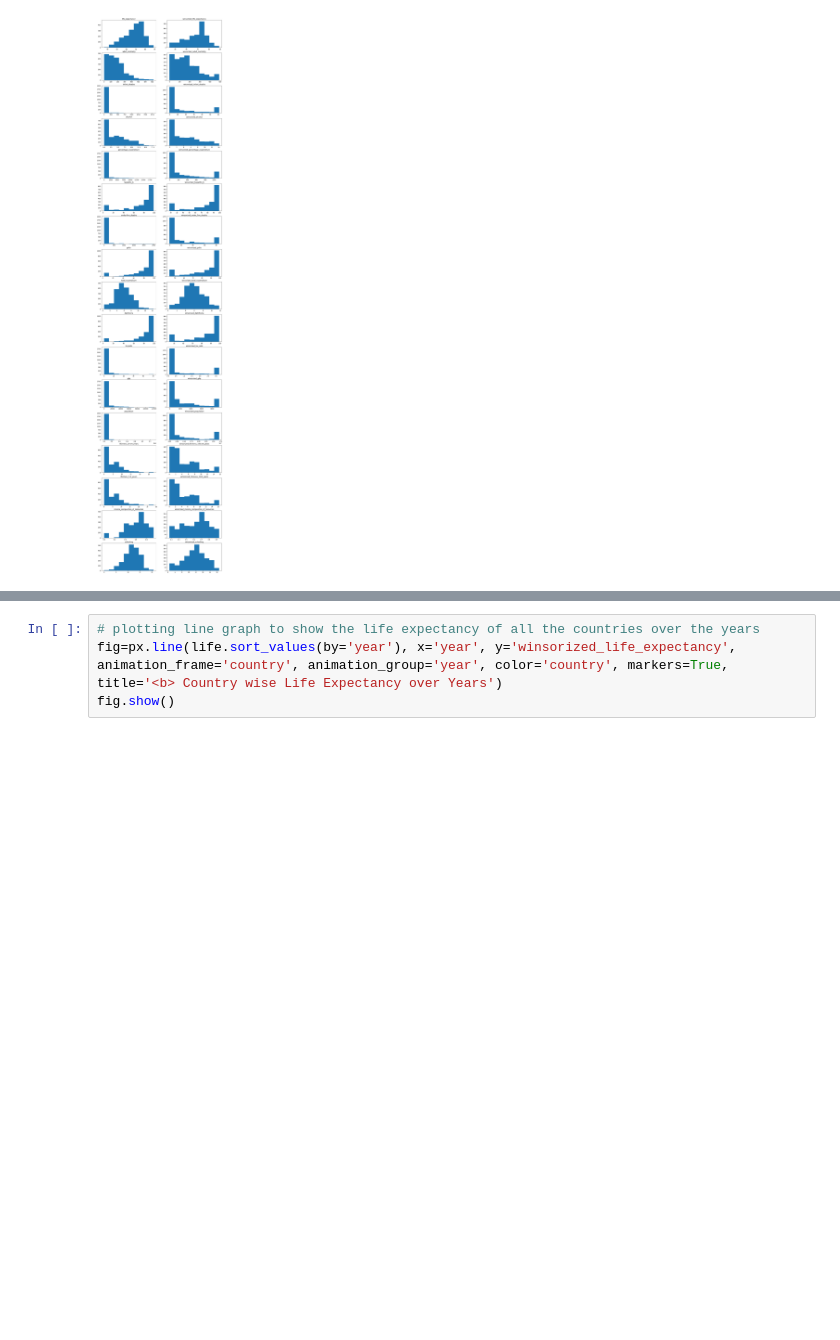
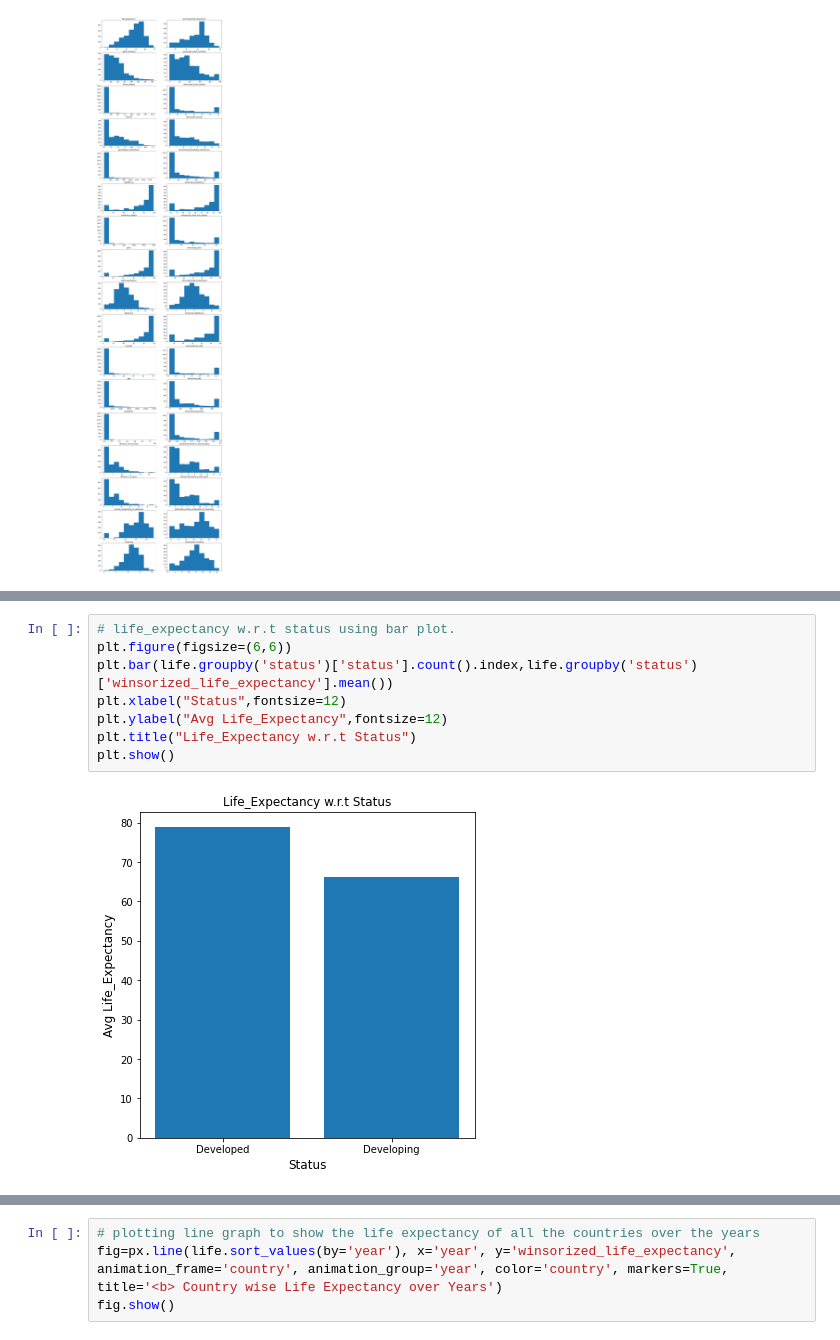
Before and after one commit to notShyam7/life-expectancy, a Jupyter notebook: LifeExpectancy.ipynb, the cells around one changed output, grey strips where cells are left out. Saved outputs shown, nothing was run; the diff lists cells and outputs as text; blank space fills up the shorter version.

```diff
--- a/LifeExpectancy.ipynb
+++ b/LifeExpectancy.ipynb
@@ -696,3 +705,13 @@ plt.show()
+# %%
+# life_expectancy w.r.t status using bar plot.
+plt.figure(figsize=(6,6))
+plt.bar(life.groupby('status')['status'].count().index,life.groupby('status')['winsorized_life_expectancy'].mean())
+plt.xlabel("Status",fontsize=12)
+plt.ylabel("Avg Life_Expectancy",fontsize=12)
+plt.title("Life_Expectancy w.r.t Status")
+plt.show()
+# %% [output]
+[figure, added]
 # %%
 # life_expectancy w.r.t country using bar plot.
 life_country = life.groupby('country')['winsorized_life_expectancy'].mean()
```
Also changed, not shown: parts of 10 cells of this notebook.
